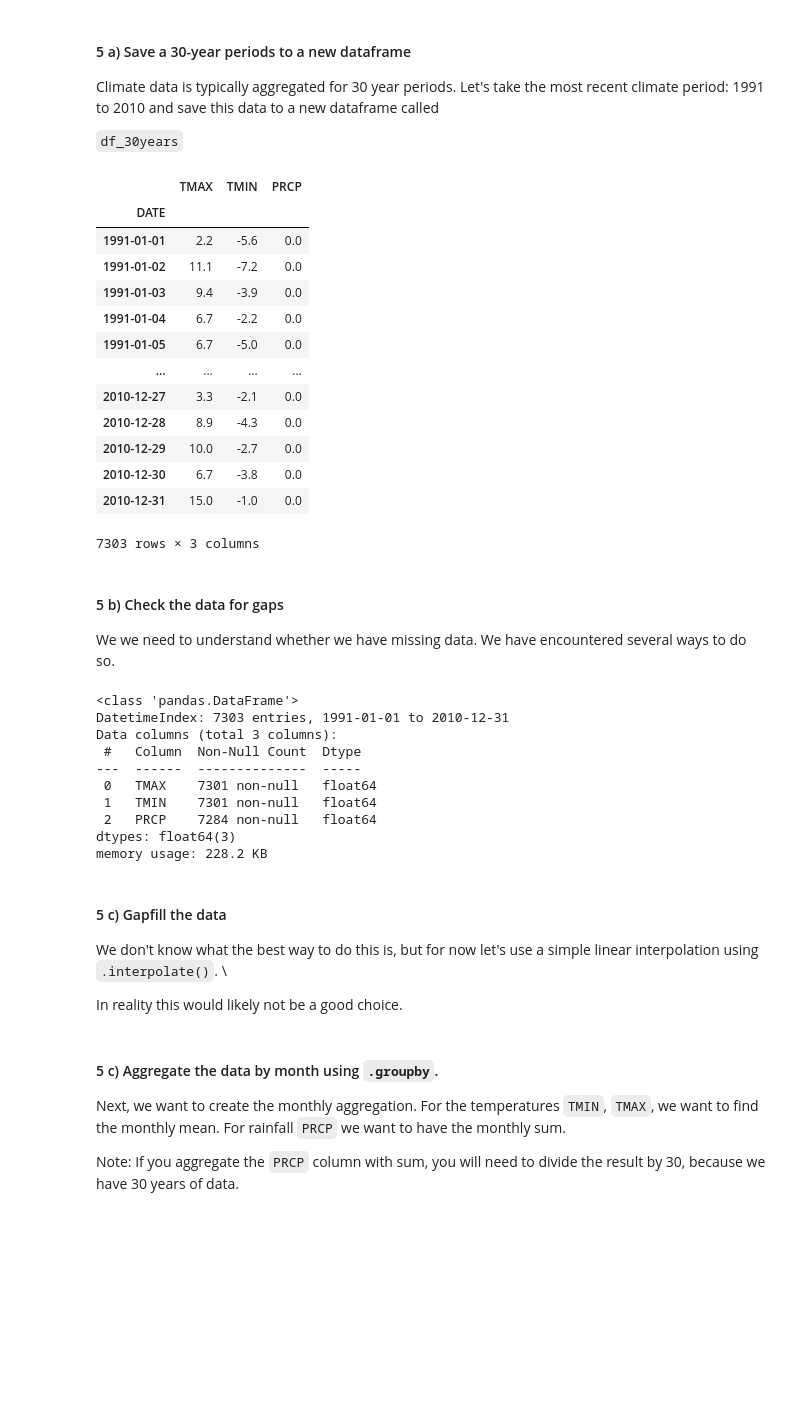
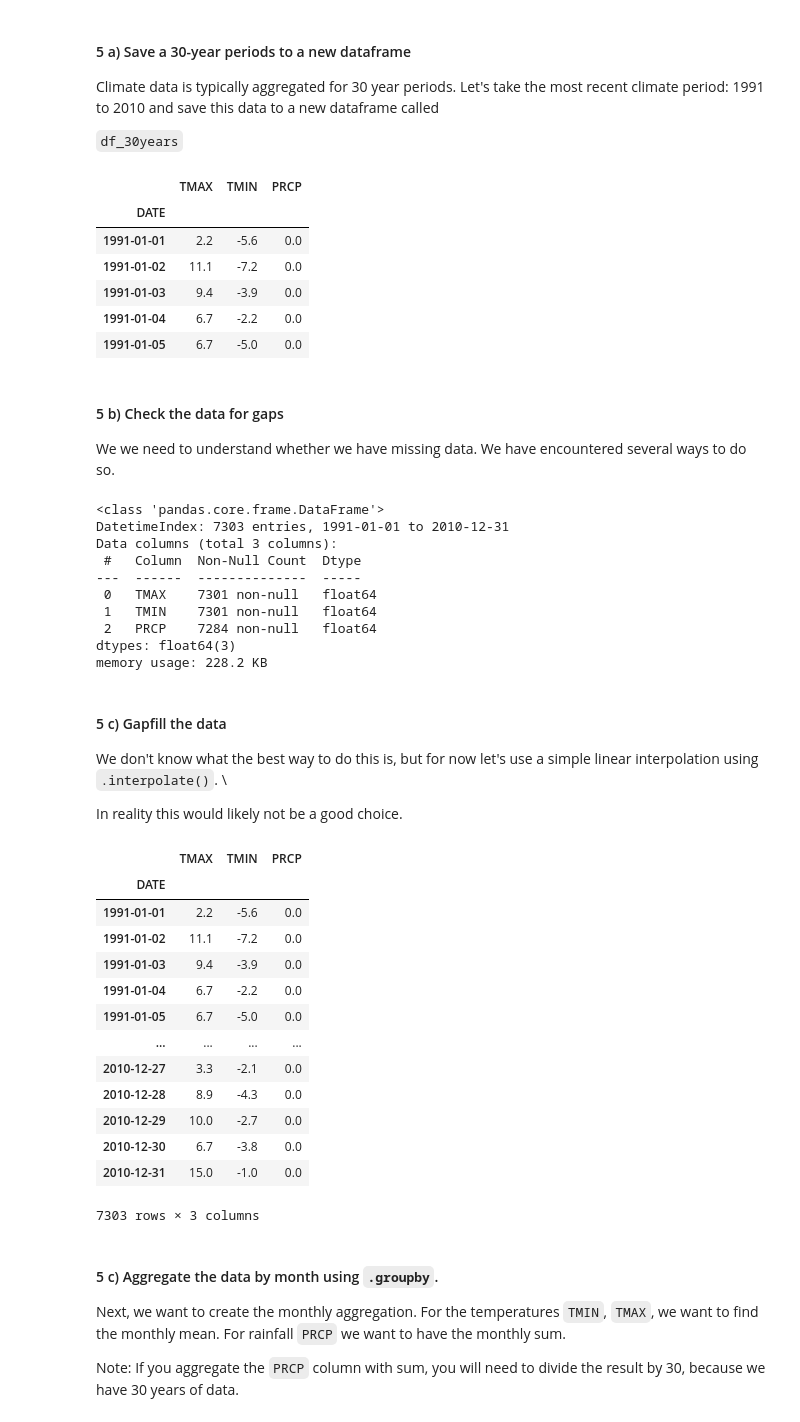
Before and after one commit to jadalee26/ISAT_420_S26_Shared, a Jupyter notebook: W5_Pandas_Groupby_And_Timeseries/Code/w5_pandas_timerseries_practice.ipynb, the cells around one changed output. Drawn from its saved outputs; the diff is of its cells as text; code cells hidden in the pictures; blank space fills up the shorter version.

```diff
--- a/W5_Pandas_Groupby_And_Timeseries/Code/w5_pandas_timerseries_practice.ipynb
+++ b/W5_Pandas_Groupby_And_Timeseries/Code/w5_pandas_timerseries_practice.ipynb
@@ -96,28 +107,26 @@ Climate data is typically aggregated for 30 year periods. Let's take the most re
 
 `df_30years`
 # %%
+df_30years = df.loc['1991':'2010'] ##This is how to select a data range in pandas. It can be done by month or day as well.
-# %% [output]
-|  | TMAX | TMIN | PRCP |
-| DATE |  |  |  |
-| 1991-01-01 | 2.2 | -5.6 | 0.0 |
-| 1991-01-02 | 11.1 | -7.2 | 0.0 |
-| 1991-01-03 | 9.4 | -3.9 | 0.0 |
-| 1991-01-04 | 6.7 | -2.2 | 0.0 |
-| 1991-01-05 | 6.7 | -5.0 | 0.0 |
-| ... | ... | ... | ... |
-| 2010-12-27 | 3.3 | -2.1 | 0.0 |
-| 2010-12-28 | 8.9 | -4.3 | 0.0 |
-| 2010-12-29 | 10.0 | -2.7 | 0.0 |
-| 2010-12-30 | 6.7 | -3.8 | 0.0 |
-| 2010-12-31 | 15.0 | -1.0 | 0.0 |
-7303 rows × 3 columns
+# %%
+df_30years.head()
+# %% [output]
+|  | TMAX | TMIN | PRCP |
+| DATE |  |  |  |
+| 1991-01-01 | 2.2 | -5.6 | 0.0 |
+| 1991-01-02 | 11.1 | -7.2 | 0.0 |
+| 1991-01-03 | 9.4 | -3.9 | 0.0 |
+| 1991-01-04 | 6.7 | -2.2 | 0.0 |
+| 1991-01-05 | 6.7 | -5.0 | 0.0 |
 # %% [markdown]
 #### 5 b) Check the data for gaps
 
 We we need to understand whether we have missing data. We have encountered several ways to do so.
 # %%
+df_30years.info() ##This function tells you info about the df such as the range of time, the type of data, and how many time a data type occurs.
+#Here we see how many null (missing values) there are copmpared to non-null.
 # %% [output]
-<class 'pandas.DataFrame'>
+<class 'pandas.core.frame.DataFrame'>
 DatetimeIndex: 7303 entries, 1991-01-01 to 2010-12-31
 Data columns (total 3 columns):
  #   Column  Non-Null Count  Dtype
@@ -133,6 +142,24 @@ memory usage: 228.2 KB
 We don't know what the best way to do this is, but for now let's use a simple linear interpolation using `.interpolate()`. \
 
 In reality this would likely not be a good choice.
+# %%
+df_30years.interpolate(method='linear') #This function is used to fill in the NaN values with the average of the values that come before and after it. This is a good way to fill in missing data.
+## the method is how you want the interpolation to be done. Linear uses the data points before and after a single (x,y).
+# %% [output]
+|  | TMAX | TMIN | PRCP |
+| DATE |  |  |  |
+| 1991-01-01 | 2.2 | -5.6 | 0.0 |
+| 1991-01-02 | 11.1 | -7.2 | 0.0 |
+| 1991-01-03 | 9.4 | -3.9 | 0.0 |
+| 1991-01-04 | 6.7 | -2.2 | 0.0 |
+| 1991-01-05 | 6.7 | -5.0 | 0.0 |
+| ... | ... | ... | ... |
+| 2010-12-27 | 3.3 | -2.1 | 0.0 |
+| 2010-12-28 | 8.9 | -4.3 | 0.0 |
+| 2010-12-29 | 10.0 | -2.7 | 0.0 |
+| 2010-12-30 | 6.7 | -3.8 | 0.0 |
+| 2010-12-31 | 15.0 | -1.0 | 0.0 |
+7303 rows × 3 columns
 # %% [markdown]
 #### 5 c) Aggregate the data by month using `.groupby`.
 
```
Also changed, not shown: parts of 8 cells of this notebook.
